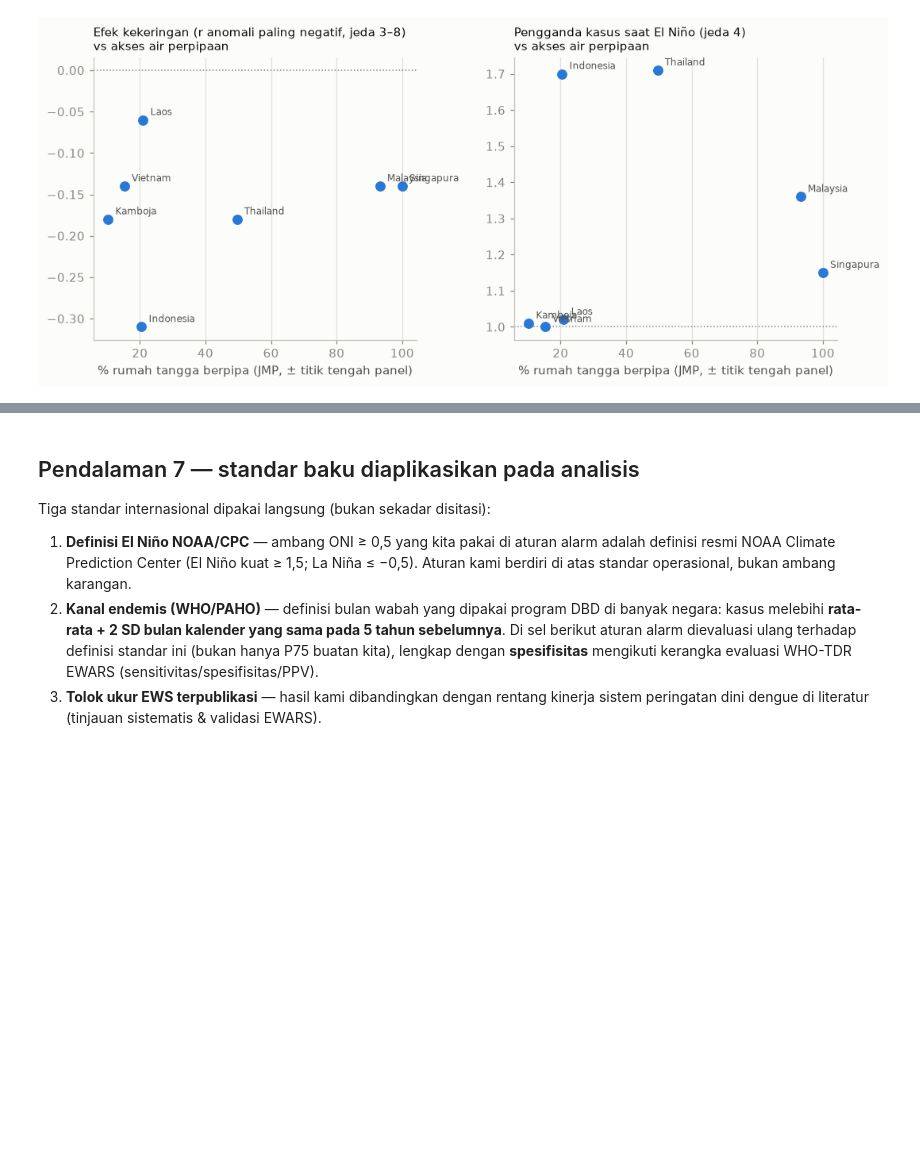
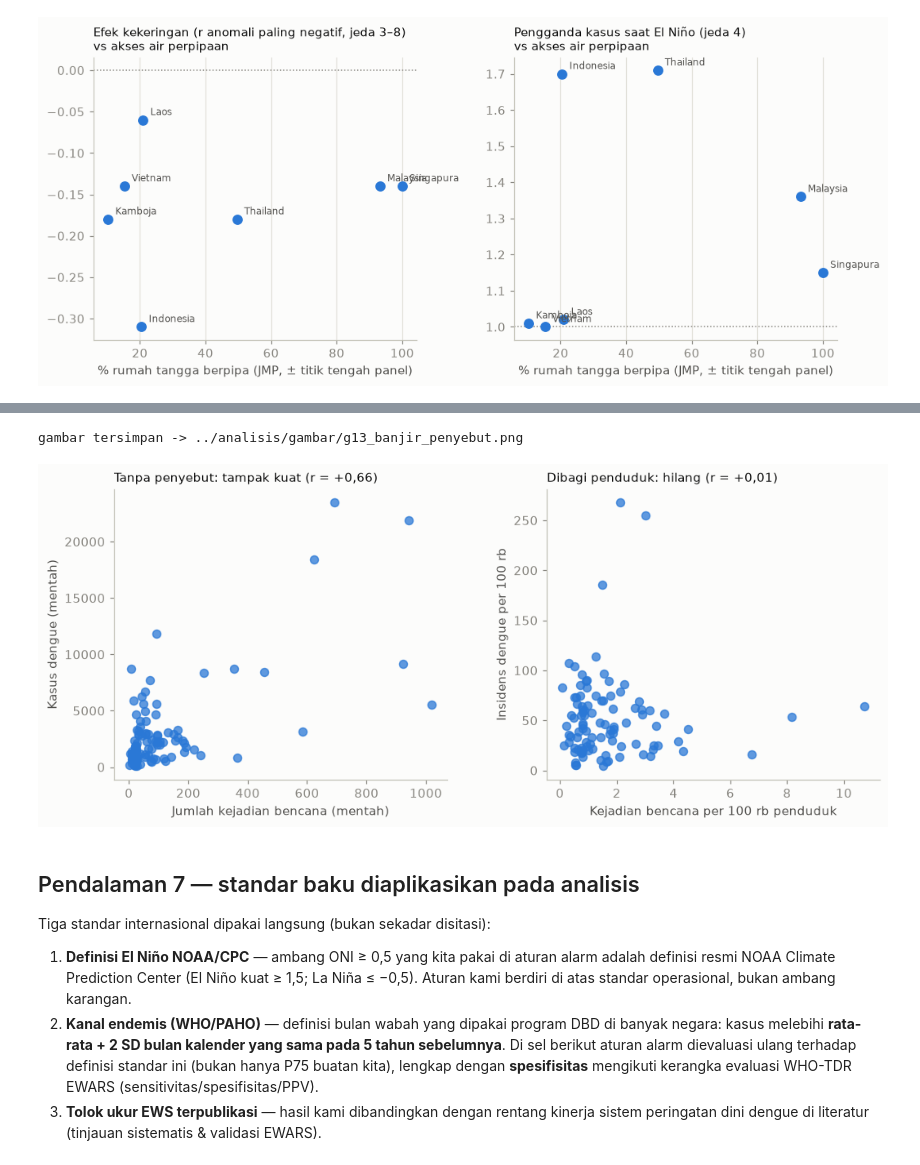
Before and after one commit to Alvnvnc/AseanDSE-2026, a Jupyter notebook: analisis/analisis_storyboard.ipynb, the cells around one changed output, grey strips where cells are left out. Saved outputs shown, nothing was run; the diff lists cells and outputs as text; code cells hidden in the pictures; blank space fills up the shorter version.

```diff
--- a/analisis/analisis_storyboard.ipynb
+++ b/analisis/analisis_storyboard.ipynb
@@ -1122,3 +1236,21 @@ gambar tersimpan -> ../analisis/gambar/g11_inovasi_kekeringan_air.png
+# %%
+fig, axes = plt.subplots(1, 2, figsize=(11, 4.2), gridspec_kw={"wspace": 0.3})
+for ax, x, y, xl, yl, judul in [
+        (axes[0], "kejadian_bencana", "kasus", "Jumlah kejadian bencana (mentah)",
+         "Kasus dengue (mentah)", "Tanpa penyebut: tampak kuat (r = +0,66)"),
+        (axes[1], "kejadian_per_100rb", "insidens_per_100rb",
+         "Kejadian bencana per 100 rb penduduk", "Insidens dengue per 100 rb",
+         "Dibagi penduduk: hilang (r = +0,01)")]:
+    ax.scatter(pn[x], pn[y], s=42, color=BIRU, alpha=0.75, zorder=3)
+    ax.set_xlabel(xl)
+    ax.set_ylabel(yl)
+    ax.set_title(judul, loc="left", fontsize=9.5)
+    ax.grid(axis="both")
+simpan(fig, "g13_banjir_penyebut")
+plt.show()
+# %% [output]
+gambar tersimpan -> ../analisis/gambar/g13_banjir_penyebut.png
+[figure, added]
 # %% [markdown]
 ## Pendalaman 7 — standar baku diaplikasikan pada analisis
 
```
Also changed, not shown: parts of 3 cells of this notebook, 5 other files.
